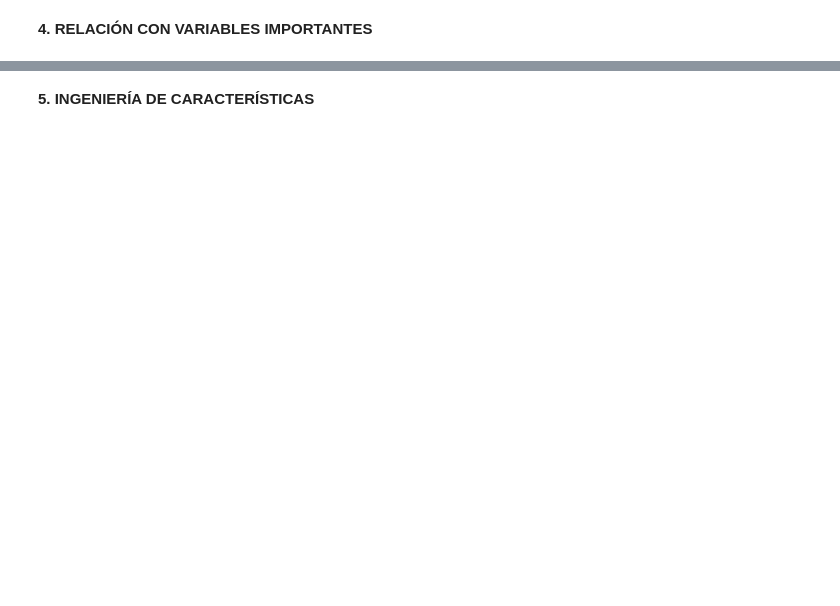
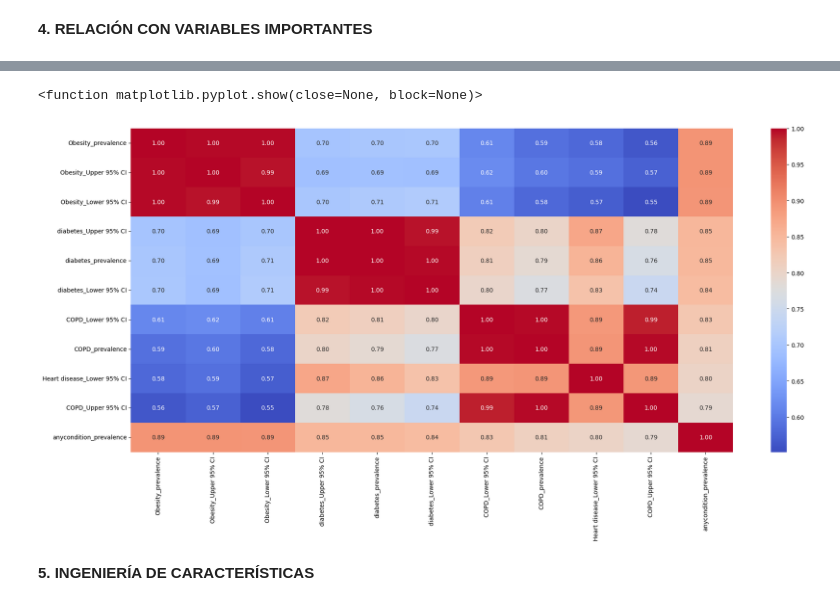
Before and after one commit to 4GeeksAcademy/alemantellini-machine-learning, a Jupyter notebook: src/03-linear-regression-reg-demographic-health-data.ipynb, the cells around one changed output, grey strips where cells are left out. Cells and saved outputs as stored; diff of their text form; code cells hidden in the pictures; blank space fills up the shorter version.

```diff
--- a/src/03-linear-regression-reg-demographic-health-data.ipynb
+++ b/src/03-linear-regression-reg-demographic-health-data.ipynb
@@ -305,3 +337,16 @@ sns.histplot(total_data[target])
+# %%
+# Heatmap SOLO con variables relevantes
+selected = list(top_features) + [target]
+
+fig, ax= plt.subplots(figsize=(20, 10))
+sns.heatmap(total_data[selected].corr(method="pearson"),
+            annot=True, fmt=".2f", cmap="coolwarm", ax=ax)
+
+plt.tight_layout()
+plt.show
+# %% [output]
+<function matplotlib.pyplot.show(close=None, block=None)>
+[figure, added]
 # %% [markdown]
 **5. INGENIERÍA DE CARACTERÍSTICAS**
 # %%
```
Also changed, not shown: parts of 26 cells of this notebook.
